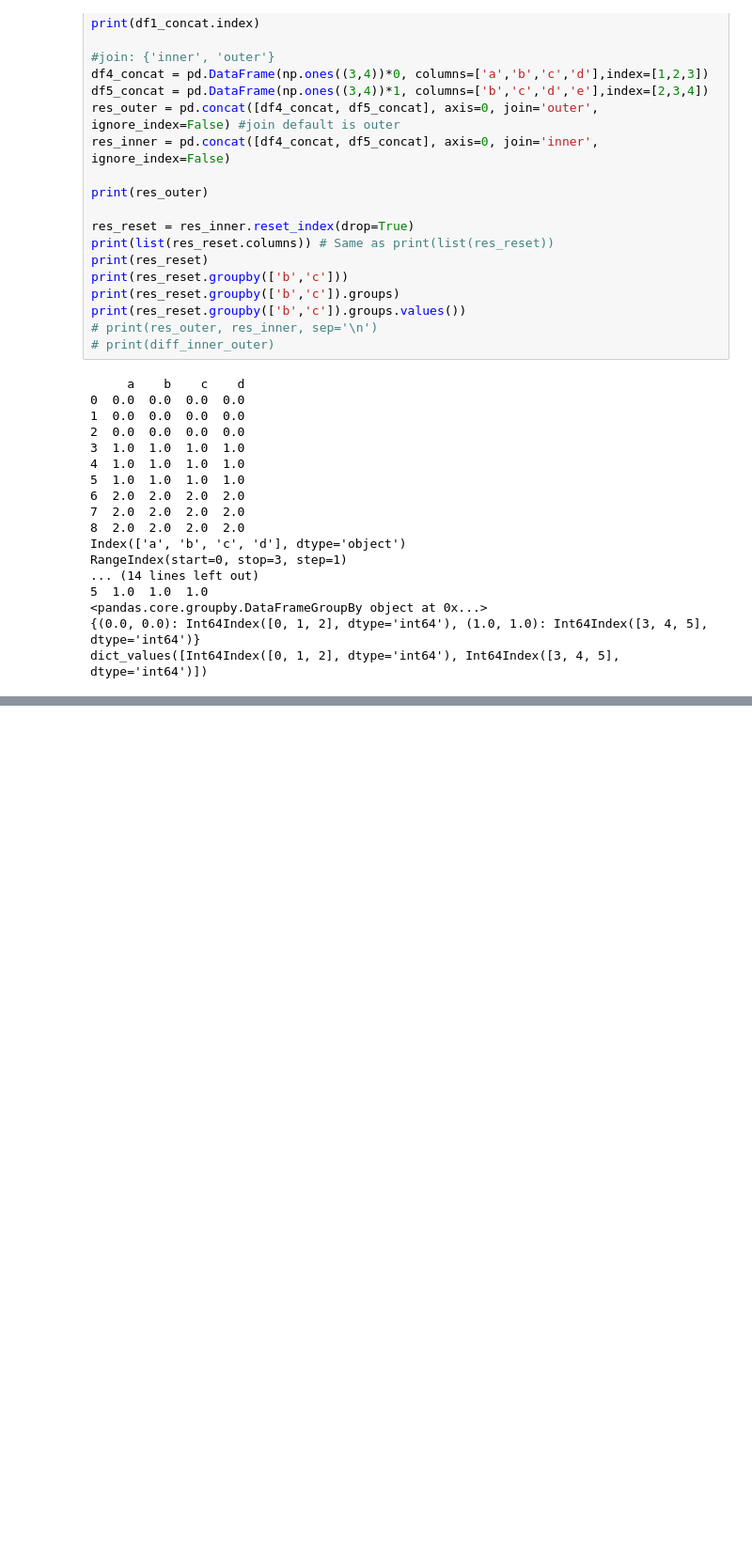
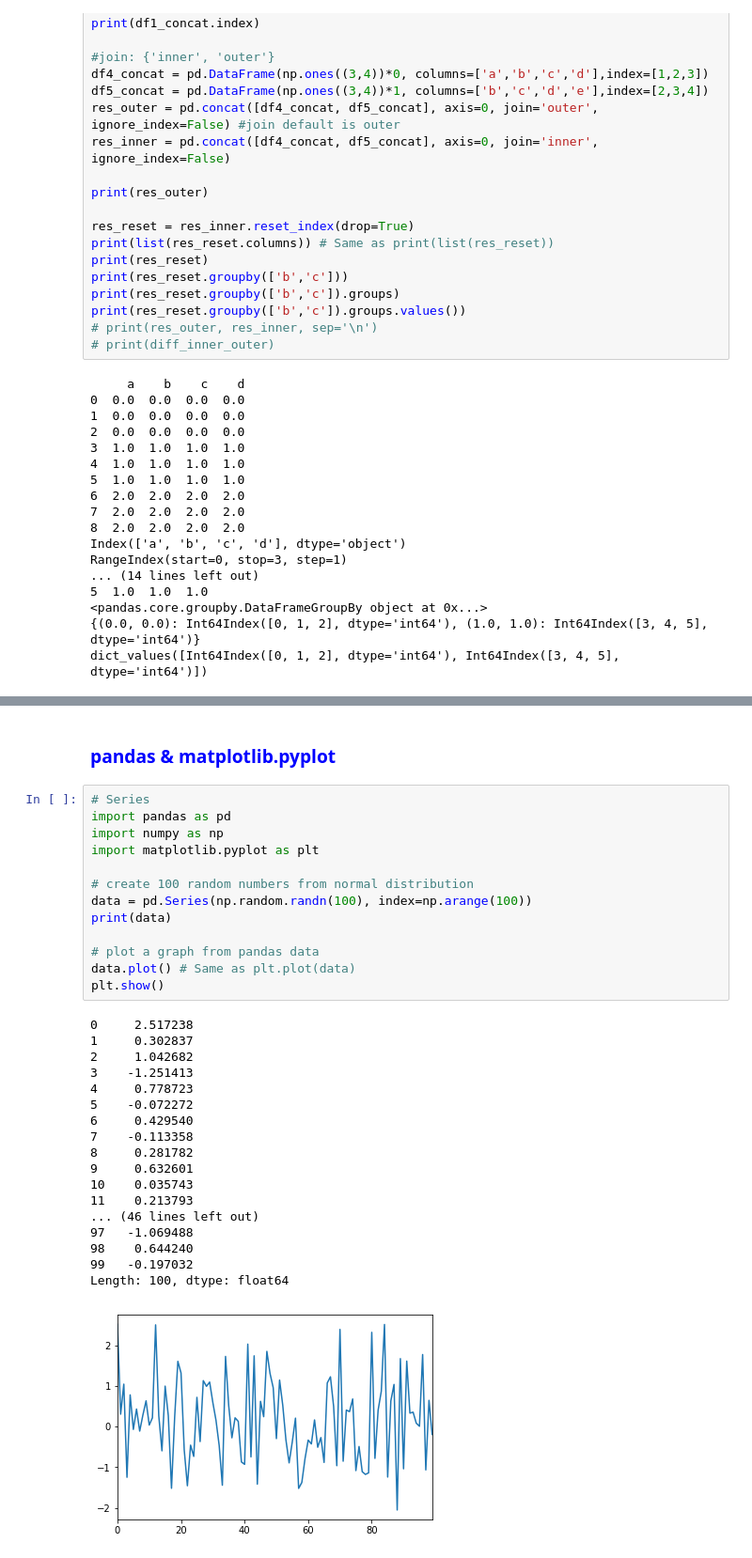
Before and after one commit to leo791114/Python-Machine-Learning-for-beginners, a Jupyter notebook: Numpy_and_Pandas_for_Beginners.ipynb, the cells around one changed output, grey strips where cells are left out. Shown: that part at 94% size. Drawn from its saved outputs; the diff is of its cells as text; blank space fills up the shorter version.

```diff
--- a/Numpy_and_Pandas_for_Beginners.ipynb
+++ b/Numpy_and_Pandas_for_Beginners.ipynb
@@ -499,0 +629,34 @@ dict_values([Int64Index([0, 1, 2], dtype='int64'), Int64Index([3, 4, 5], dtype='
+# %% [markdown]
+<h3 style='color: blue'>pandas & matplotlib.pyplot</h3>
+# %%
+# Series
+import pandas as pd
+import numpy as np
+import matplotlib.pyplot as plt
+
+# create 100 random numbers from normal distribution
+data = pd.Series(np.random.randn(100), index=np.arange(100))
+print(data)
+
+# plot a graph from pandas data
+data.plot() # Same as plt.plot(data)
+plt.show()
+# %% [output]
+0     2.517238
+1     0.302837
+2     1.042682
+3    -1.251413
+4     0.778723
+5    -0.072272
+6     0.429540
+7    -0.113358
+8     0.281782
+9     0.632601
+10    0.035743
+11    0.213793
+... (46 lines left out)
+97   -1.069488
+98    0.644240
+99   -0.197032
+Length: 100, dtype: float64
+[figure, added]
```
Also changed, not shown: parts of 18 cells of this notebook, 2 other files.
